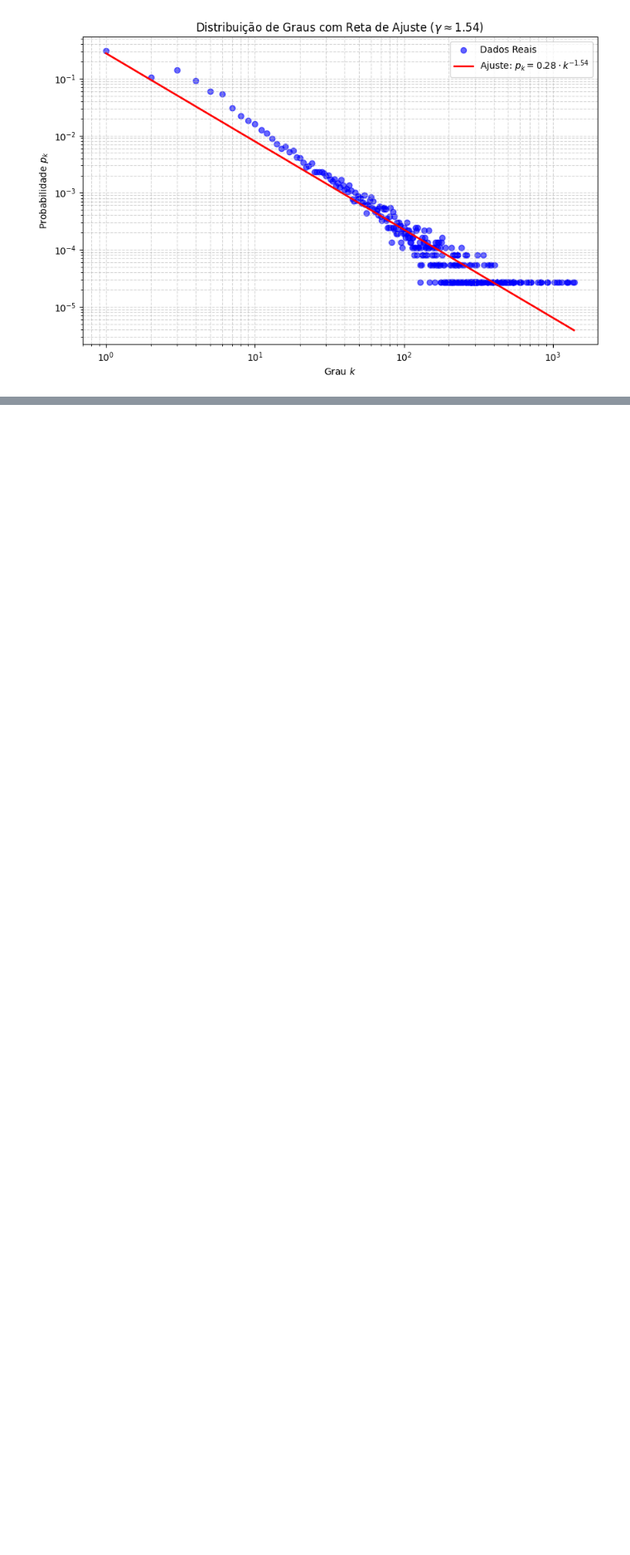
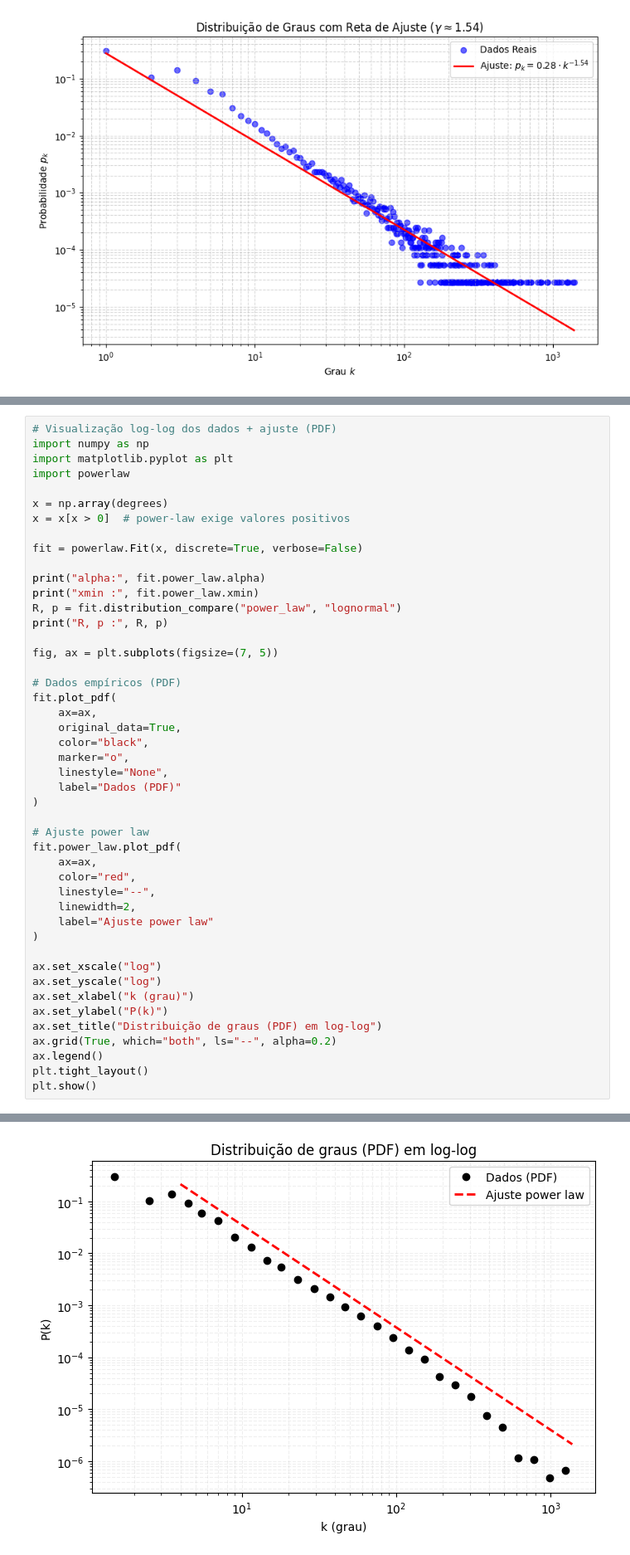
Before and after one commit to tiagostmg/grafos, a Jupyter notebook: src/entrega_1.ipynb, the cells around one changed output, grey strips where cells are left out. Shown at 83% size. Saved outputs shown, nothing was run; the diff lists cells and outputs as text; blank space fills up the shorter version.

```diff
--- a/src/entrega_1.ipynb
+++ b/src/entrega_1.ipynb
@@ -300,0 +319,47 @@ KS:  0.034226284971305754
+# %%
+# Visualização log-log dos dados + ajuste (PDF)
+import numpy as np
+import matplotlib.pyplot as plt
+import powerlaw
+
+x = np.array(degrees)
+x = x[x > 0]  # power-law exige valores positivos
+
+fit = powerlaw.Fit(x, discrete=True, verbose=False)
+
+print("alpha:", fit.power_law.alpha)
+print("xmin :", fit.power_law.xmin)
+R, p = fit.distribution_compare("power_law", "lognormal")
+print("R, p :", R, p)
+
+fig, ax = plt.subplots(figsize=(7, 5))
+
+# Dados empíricos (PDF)
+fit.plot_pdf(
+    ax=ax,
+    original_data=True,
+    color="black",
+    marker="o",
+    linestyle="None",
+    label="Dados (PDF)"
+)
+
+# Ajuste power law
+fit.power_law.plot_pdf(
+    ax=ax,
+    color="red",
+    linestyle="--",
+    linewidth=2,
+    label="Ajuste power law"
+)
+
+ax.set_xscale("log")
+ax.set_yscale("log")
+ax.set_xlabel("k (grau)")
+ax.set_ylabel("P(k)")
+ax.set_title("Distribuição de graus (PDF) em log-log")
+ax.grid(True, which="both", ls="--", alpha=0.2)
+ax.legend()
+plt.tight_layout()
+plt.show()
+# %% [output]
@@ -301,3 +369,4 @@ KS:  0.034226284971305754
+[figure, added]
 # %%
 plt.figure(figsize=(10, 6))
 
```
Also changed, not shown: parts of 7 cells of this notebook.
